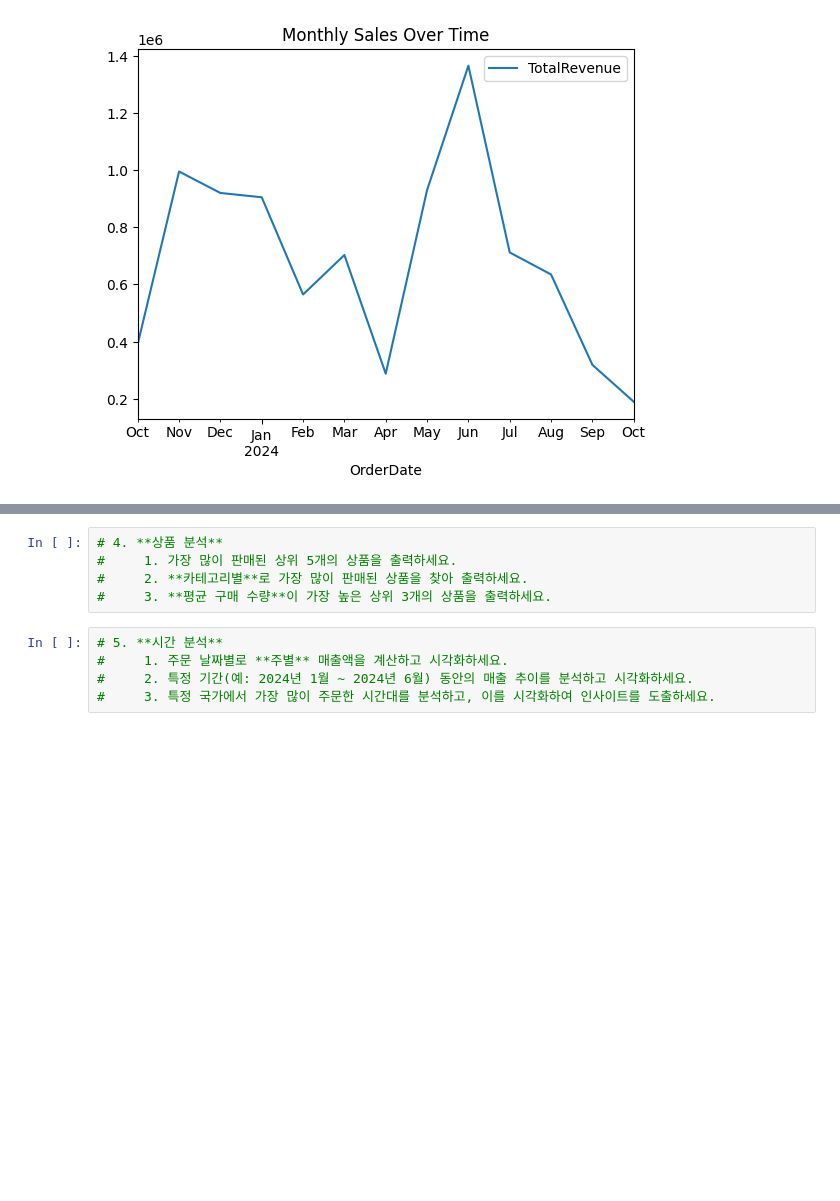
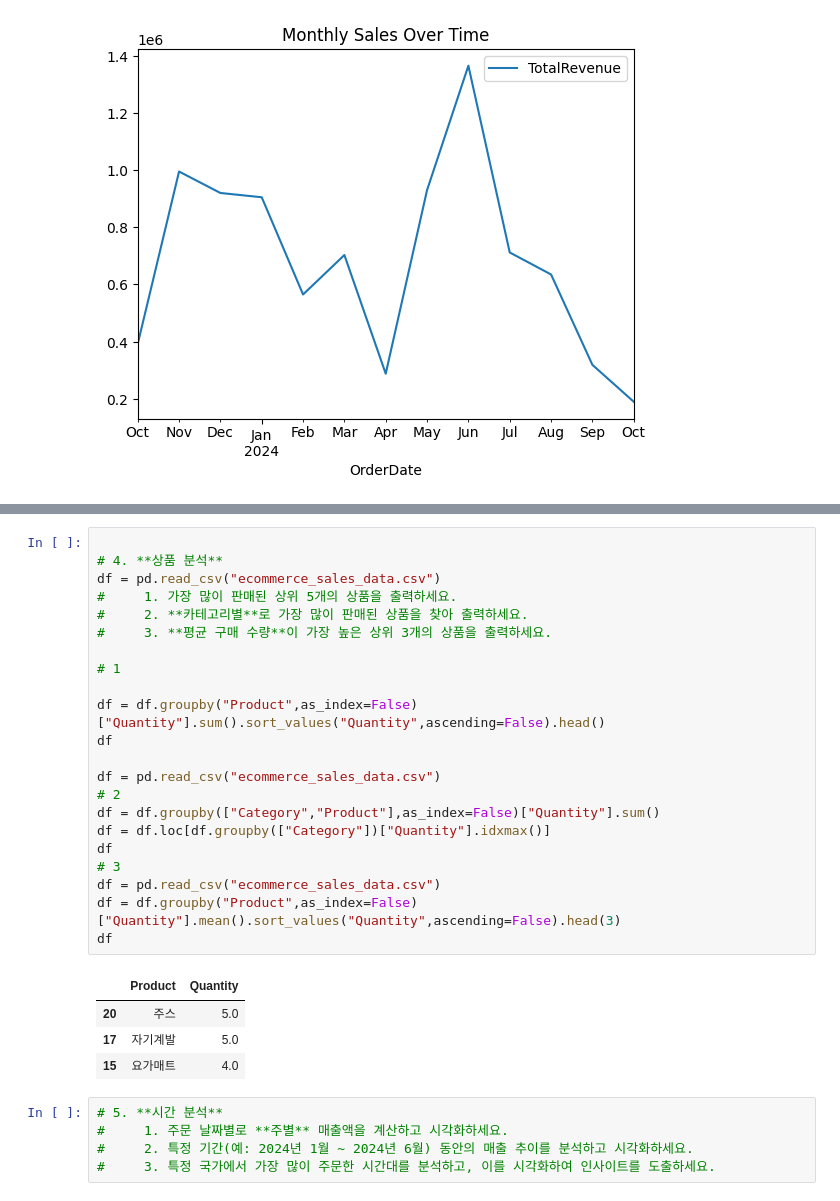
Before and after one commit to clachic00/data_analysis, a Jupyter notebook: pandas_question.ipynb, the cells around one changed output, grey strips where cells are left out. Cells and saved outputs as stored; diff of their text form; blank space fills up the shorter version.

```diff
--- a/pandas_question.ipynb
+++ b/pandas_question.ipynb
@@ -700,8 +715,30 @@ df.head()
 # %%
+
 # 4. **상품 분석**
+df = pd.read_csv("ecommerce_sales_data.csv")
 #     1. 가장 많이 판매된 상위 5개의 상품을 출력하세요.
 #     2. **카테고리별**로 가장 많이 판매된 상품을 찾아 출력하세요.
 #     3. **평균 구매 수량**이 가장 높은 상위 3개의 상품을 출력하세요.
+
+# 1
+
+df = df.groupby("Product",as_index=False)["Quantity"].sum().sort_values("Quantity",ascending=False).head()
+df
+
+df = pd.read_csv("ecommerce_sales_data.csv")
+# 2
+df = df.groupby(["Category","Product"],as_index=False)["Quantity"].sum()
+df = df.loc[df.groupby(["Category"])["Quantity"].idxmax()]
+df
+# 3
+df = pd.read_csv("ecommerce_sales_data.csv")
+df = df.groupby("Product",as_index=False)["Quantity"].mean().sort_values("Quantity",ascending=False).head(3)
+df
+# %% [output]
+|  | Product | Quantity |
+| 20 | 주스 | 5.0 |
+| 17 | 자기계발 | 5.0 |
+| 15 | 요가매트 | 4.0 |
 # %%
 # 5. **시간 분석**
 #     1. 주문 날짜별로 **주별** 매출액을 계산하고 시각화하세요.
```
Also changed, not shown: parts of 1 cell of this notebook, 12 other files.
